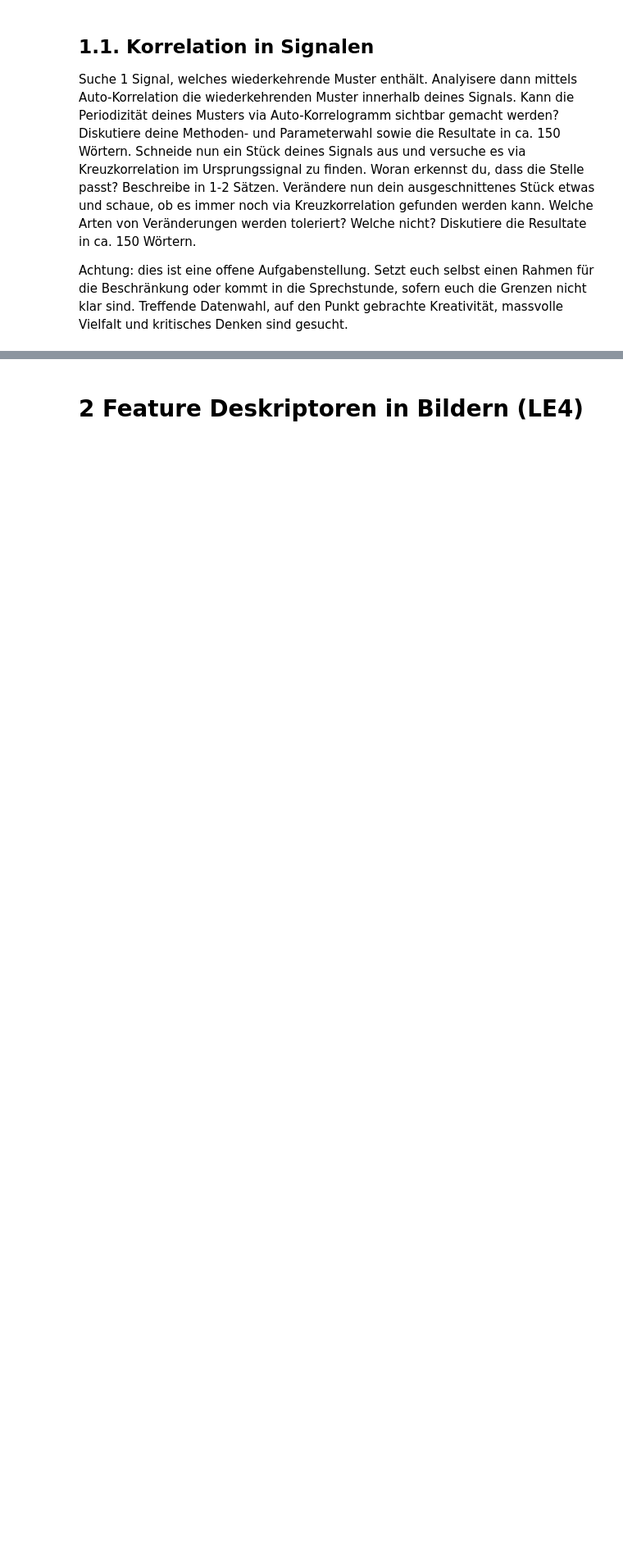
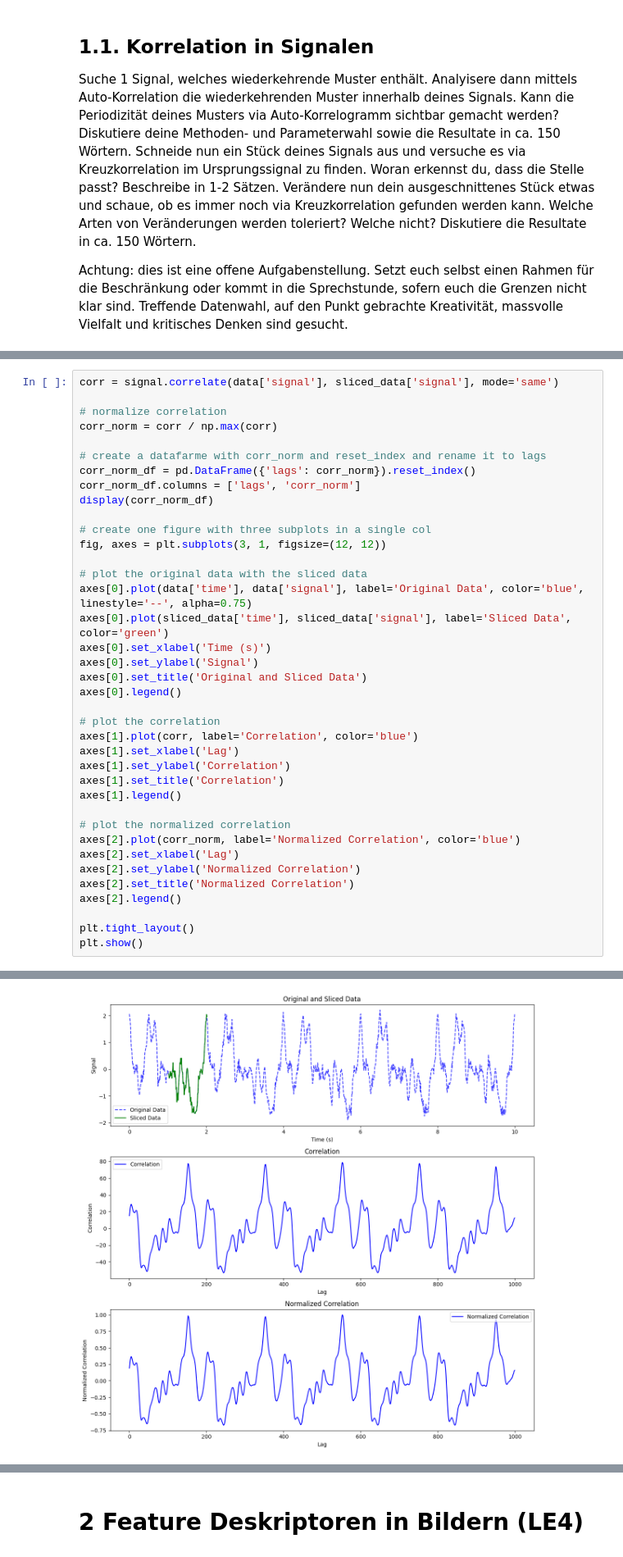
Before and after one commit to 7ben18/fhnw-gbsv-Grundlagen-der-Bild-und-Signalverarbeitung, a Jupyter notebook: mini-challenge2/notebook/gbsv-mc2-ben.ipynb, the cells around one changed output, grey strips where cells are left out. Shown at 82% size. Cells and saved outputs as stored; diff of their text form; blank space fills up the shorter version.

```diff
--- a/mini-challenge2/notebook/gbsv-mc2-ben.ipynb
+++ b/mini-challenge2/notebook/gbsv-mc2-ben.ipynb
@@ -49,0 +208,39 @@ Achtung: dies ist eine offene Aufgabenstellung. Setzt euch selbst einen Rahmen f
+# %%
+corr = signal.correlate(data['signal'], sliced_data['signal'], mode='same')
+
+# normalize correlation
+corr_norm = corr / np.max(corr)
+
+# create a datafarme with corr_norm and reset_index and rename it to lags
+corr_norm_df = pd.DataFrame({'lags': corr_norm}).reset_index()
+corr_norm_df.columns = ['lags', 'corr_norm']
+display(corr_norm_df)
+
+# create one figure with three subplots in a single col
+fig, axes = plt.subplots(3, 1, figsize=(12, 12))
+
+# plot the original data with the sliced data
+axes[0].plot(data['time'], data['signal'], label='Original Data', color='blue', linestyle='--', alpha=0.75)
+axes[0].plot(sliced_data['time'], sliced_data['signal'], label='Sliced Data', color='green')
+axes[0].set_xlabel('Time (s)')
+axes[0].set_ylabel('Signal')
+axes[0].set_title('Original and Sliced Data')
+axes[0].legend()
+
+# plot the correlation
+axes[1].plot(corr, label='Correlation', color='blue')
+axes[1].set_xlabel('Lag')
+axes[1].set_ylabel('Correlation')
+axes[1].set_title('Correlation')
+axes[1].legend()
+
+# plot the normalized correlation
+axes[2].plot(corr_norm, label='Normalized Correlation', color='blue')
+axes[2].set_xlabel('Lag')
+axes[2].set_ylabel('Normalized Correlation')
+axes[2].set_title('Normalized Correlation')
+axes[2].legend()
+
+plt.tight_layout()
+plt.show()
+# %% [output]
@@ -50,3 +260,4 @@ Achtung: dies ist eine offene Aufgabenstellung. Setzt euch selbst einen Rahmen f
+[figure, added]
 # %% [markdown]
 ## 1.2 Segmentierung, morphologische Operationen, Objekteigenschaften in Bildern
 Suche 1 Bild, welches mehrere ähnliche Objekte enthält. Diese Objekte sollen mittels geeigneter Methoden segmentiert werden. Die Resultate sollen als gelabelte Bilder (binär oder pro Klasse 1 Label) gespeichert werden. Zeige dabei, wie du die Labelmasken mittels morphologischer Operationen verbessert hast. Erkläre hier für jede angewendete Operation in 1-2 Sätzen, warum du diese Operation anwendest. Zeige auch in Einzelbildern die Zwischenresultate deiner angewendeten Operationen und dass du nur minimal die Objekte verändert hast (z.B. keine Verschiebungen, Verkleinerungen oder Vergrösserungen). Extrahiere am Ende deine einzelnen Objekte, zähle und vermesse 2-3 Eigenschaften deiner extrahierten Objekte mittels geeigneten Methoden. Erkläre pro Eigenschaft in 1-2 Sätzen, warum du diese gewählt hast und ob die Resultate brauchbar sind.
```
Also changed, not shown: parts of 9 cells of this notebook.
